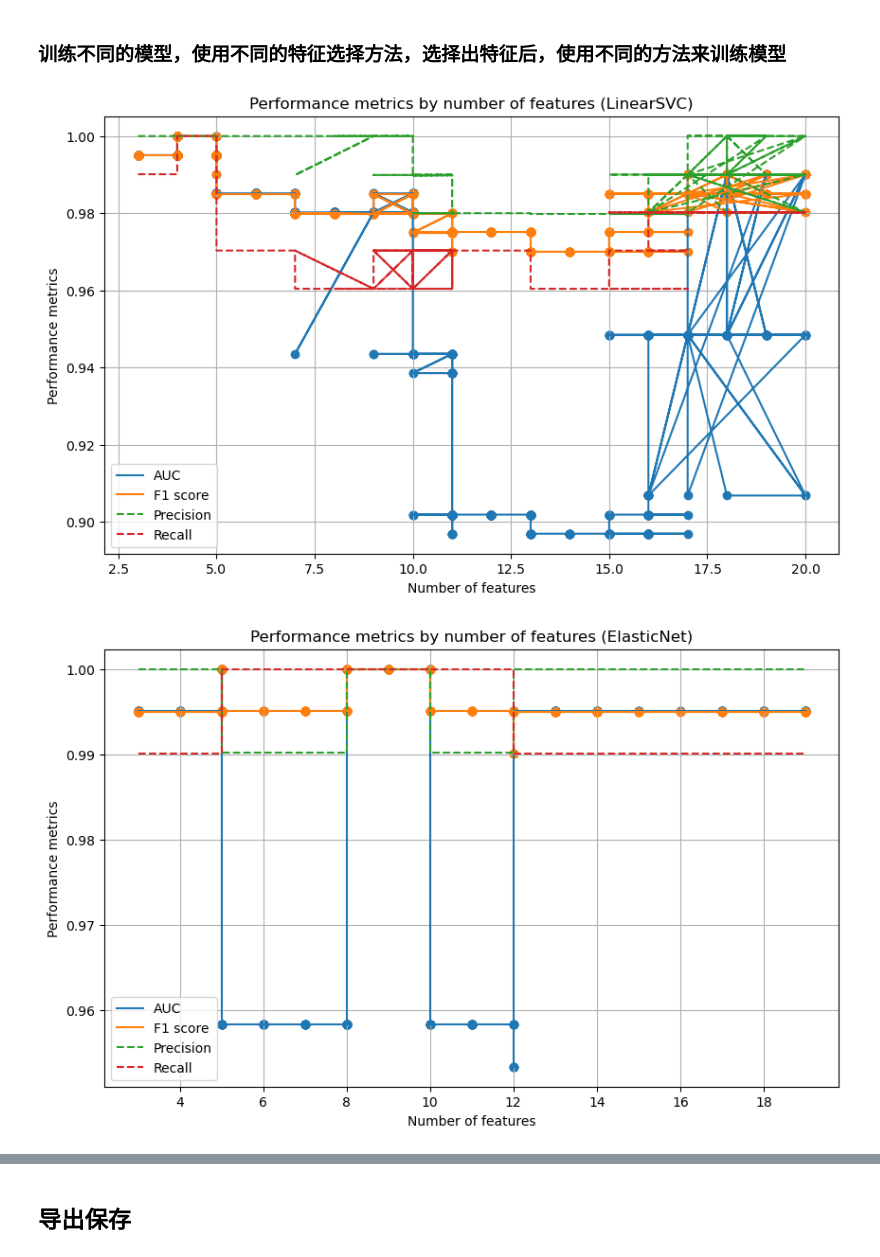
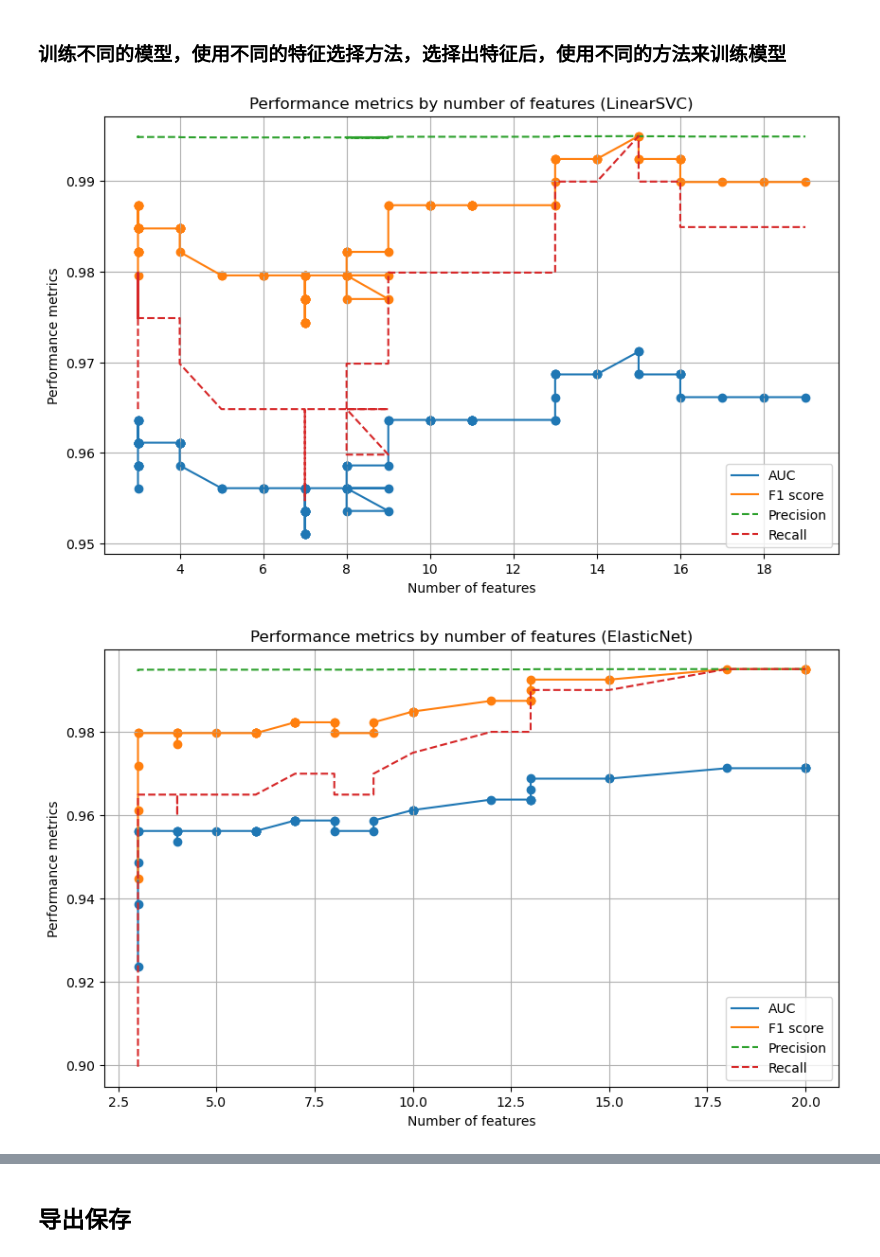
Before and after one commit to yeouyang326/digital-encoding-of-miRNA, a Jupyter notebook: tcga.ipynb, the cells around one changed output, grey strips where cells are left out. Saved outputs shown, nothing was run; the diff lists cells and outputs as text; code cells hidden in the pictures.

Commit message:
feat: Enable process more than 1 datasets; Export file name upd

```diff
--- a/tcga.ipynb
+++ b/tcga.ipynb
@@ -2,7 +2,7 @@
 # 变量设置
 # %%
 # 设置数据集名称
-dataset_name = 'LUAD'
+dataset_name = ['LUAD', 'LUSC']
 # LUAD & LUSC
 balance_data = False
 # balance_data = True
@@ -41,7 +41,7 @@ warnings.filterwarnings('ignore')
 def download_and_parse_data(dataset_name):
     pkl_file_path = './datasets/' + 'TCGA-' + dataset_name + '.mirna_transposed.pkl'
     if os.path.exists(pkl_file_path):
-        df_transposed = pd.read_pickle(pkl_file_path)
+        df_t = pd.read_pickle(pkl_file_path)
     else:
         url = "https://gdc-hub.s3.us-east-1.amazonaws.com/download/TCGA-" + dataset_name + ".mirna.tsv.gz"
         response = requests.get(url)
@@ -54,19 +54,18 @@ def download_and_parse_data(dataset_name):
             with open(tsv_file_path, 'wb') as f_out:
                 shutil.copyfileobj(f_in, f_out)
         df = pd.read_csv(tsv_file_path, sep='\t')
-        df_transposed = df.transpose()
-        df_transposed.columns = df_transposed.iloc[0]
-        df_transposed = df_transposed.drop(df_transposed.index[0])
-        df_transposed = np.power(2, df_transposed) - 1
-        df_transposed = df_transposed.round(4)
-        df_transposed['Status'] = df_transposed.index.map(lambda x: 1 if x.split('-')[3][:2] == '01' else 0)
-        df_transposed = df_transposed[['Status'] + [col for col in df_transposed.columns if col != 'Status']]
-        df_transposed.to_pickle(pkl_file_path)
+        df_t = df.transpose()
+        df_t.columns = df_t.iloc[0]
+        df_t = df_t.drop(df_t.index[0])
+        df_t = np.power(2, df_t) - 1
+        df_t = df_t.round(4)
+        df_t['Status'] = df_t.index.map(lambda x: 1 if x.split('-')[3][:2] == '01' else 0)
+        df_t = df_t[['Status'] + [col for col in df_t.columns if col != 'Status']]
+        df_t.to_pickle(pkl_file_path)
         os.remove(gz_file_path)
         os.remove(tsv_file_path)
-    df_transposed = df_transposed.apply(pd.to_numeric)
-    return df_transposed
-
+    df_t = df_t.apply(pd.to_numeric)
+    return df_t
 
 def find_healthy_samples(df):
     healthy_samples_df = df[df['Status'] == 0]
@@ -76,7 +73,22 @@ df_transposed = download_and_parse_data(dataset_name)
+# %%
+if type(dataset_name) == str:
+    df_transposed = download_and_parse_data(dataset_name)
+elif type(dataset_name) == list:
+    df_transposed = pd.DataFrame()
+    for name in dataset_name:
+        df_transposed = df_transposed.append(download_and_parse_data(name))
+else:
+    raise ValueError("dataset_name must be a string or a list of strings")
 # %%
 if balance_data:
     # 将想要下载数据的数据库名称存储到这个列表中
-    datasets = [ 'ACC','CHOL','BLCA','BRCA','CESC','COAD','UCEC','ESCA','GBM','HNSC','KICH','KIRC','KIRP','DLBC','LIHC','LGG','LUAD','LAML', 'LUSC','SKCM','MESO','UVM','OV','PAAD','PCPG','PRAD','READ','SARC','STAD','TGCT','THYM','THCA','UCS']
+    datasets = [ 'ACC','CHOL','BLCA','BRCA','CESC','COAD','UCEC','ESCA','GBM','HNSC','KICH','KIRC','KIRP','DLBC','LIHC','LGG','LUAD','LUSC','LAML', 'LUSC','SKCM','MESO','UVM','OV','PAAD','PCPG','PRAD','READ','SARC','STAD','TGCT','THYM','THCA','UCS']
+    # remove the datasets that are used, dataset_name
+    if type(dataset_name) == str:
+        datasets.remove(dataset_name)
+    elif type(dataset_name) == list:
+        for name in dataset_name:
+            datasets.remove(name)
     # datasets = ['LUAD', 'LUSC']
     # 初始化Healthy数据集作为一个空的数据框
     Healthy = pd.DataFrame()
@@ -415,7 +427,7 @@ X_train, y_train = sm.fit_resample(X_train, y_train)
 ### 训练不同的模型，使用不同的特征选择方法，选择出特征后，使用不同的方法来训练模型
 # %%
 final_results = pd.DataFrame(columns=['method', 'model', 'n', 'acc', 'auc', 'f1', 'precision', 'recall', 'f2','f05', 'confusionmatrix','coef', 'coef_rounded', 'found_coef', 'multiple_times','delta','intercept','balanced', 'gene_id'])
-max_run_num = 3000
+max_run_num = 300
 C_values = np.logspace(-9, 0, num=max_run_num, base=10)
 alpha_values = np.logspace(15, -5, num=max_run_num, base=10)
 
@@ -430,32 +442,32 @@ evaluate_classifier(lsvc, 'LinearSVC', 'lsvc', X_train, y_train, X_test, y_test,
 #    print('ElasticNetCV')
 #    print('best l1_ratio:', encv.l1_ratio_)
 #    print('selected features:', X_train.columns[encv.coef_ != 0].values)
 #    print('n features:', encv.n_features_in_)
 en = ElasticNet(alpha=0.1, l1_ratio=0.75, max_iter=5000, selection='cyclic')
 en_params = [{'alpha': alpha} for alpha in alpha_values]
 evaluate_classifier(en, 'ElasticNet', 'en', X_train, y_train, X_test, y_test, en_params)
 # LogisticRegression
 #       lrcv = LogisticRegressionCV(penalty='l1', solver='liblinear', max_iter=10000, n_jobs=-1)
 #       lrcv.fit(X_train, y_train)
 #       print('-'*60)
 #       print('LogisticRegressionCV')
 #       print('best C:', lrcv.C_)
 # print('selected features:', X_train.columns[lrcv.coef_ != 0].values)
 # print('n features:', lrcv.n_features_in_)
 lr = LogisticRegression(penalty='l1', solver='liblinear')
 lr_params = [{'C': C} for C in C_values]
 evaluate_classifier(lr, 'LogisticRegression', 'lr', X_train, y_train, X_test, y_test, lr_params)
 # Lasso
 #       lassocv = LassoCV(max_iter=5000, n_jobs=-1)
 #       lassocv.fit(X_train, y_train)
 #       print('-'*60)
 #       print('LassoCV')
 #       print('best alpha:', lassocv.alpha_)
 #       print('selected features:', X_train.columns[lassocv.coef_ != 0].values)
 #       print('n features:', lassocv.n_features_in_)
 lasso = Lasso(alpha=0.1, max_iter=5000)
 lasso_params = [{'alpha': alpha} for alpha in alpha_values]
 evaluate_classifier(lasso, 'lasso', 'lasso', X_train, y_train, X_test, y_test, lasso_params)
 # %% [output]
-[figure, old version]
+[figure, new version]
-[figure, old version]
+[figure, new version]
```
Also changed, not shown: parts of 8 cells of this notebook.
